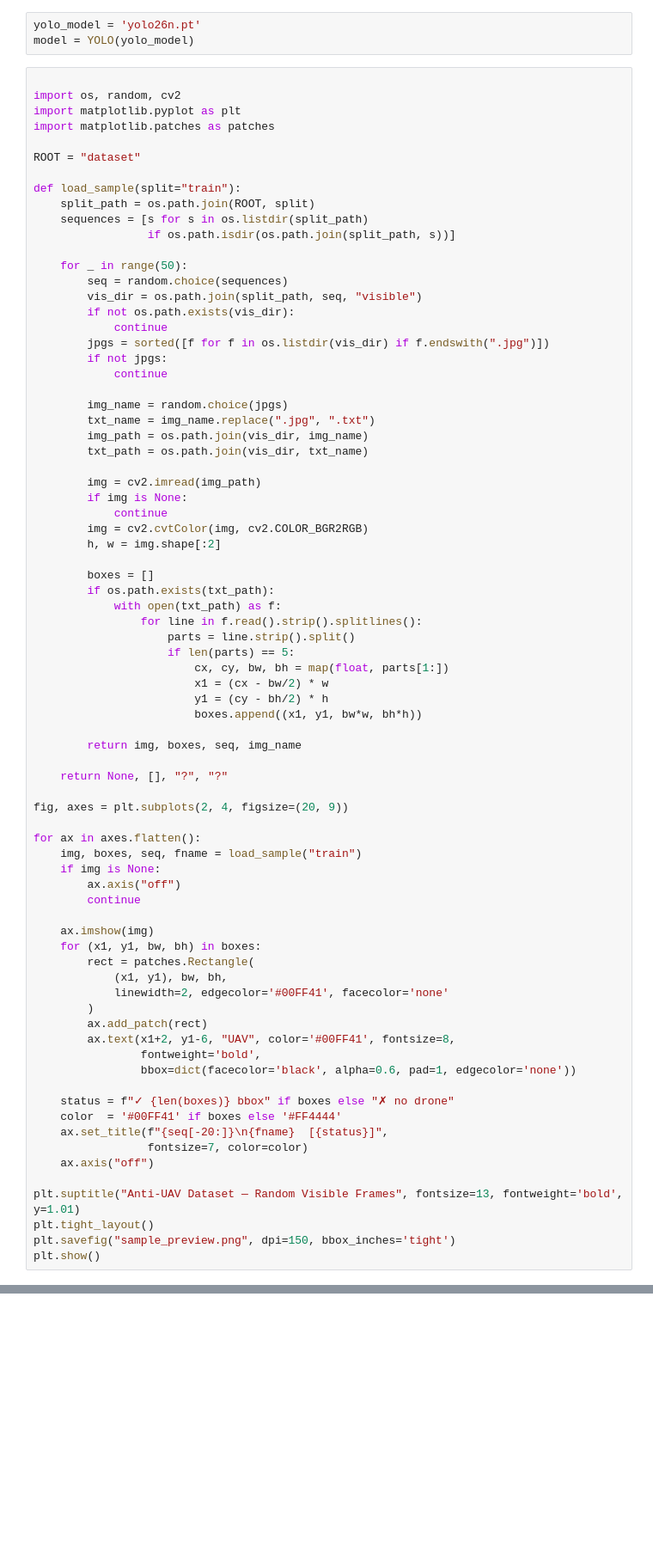
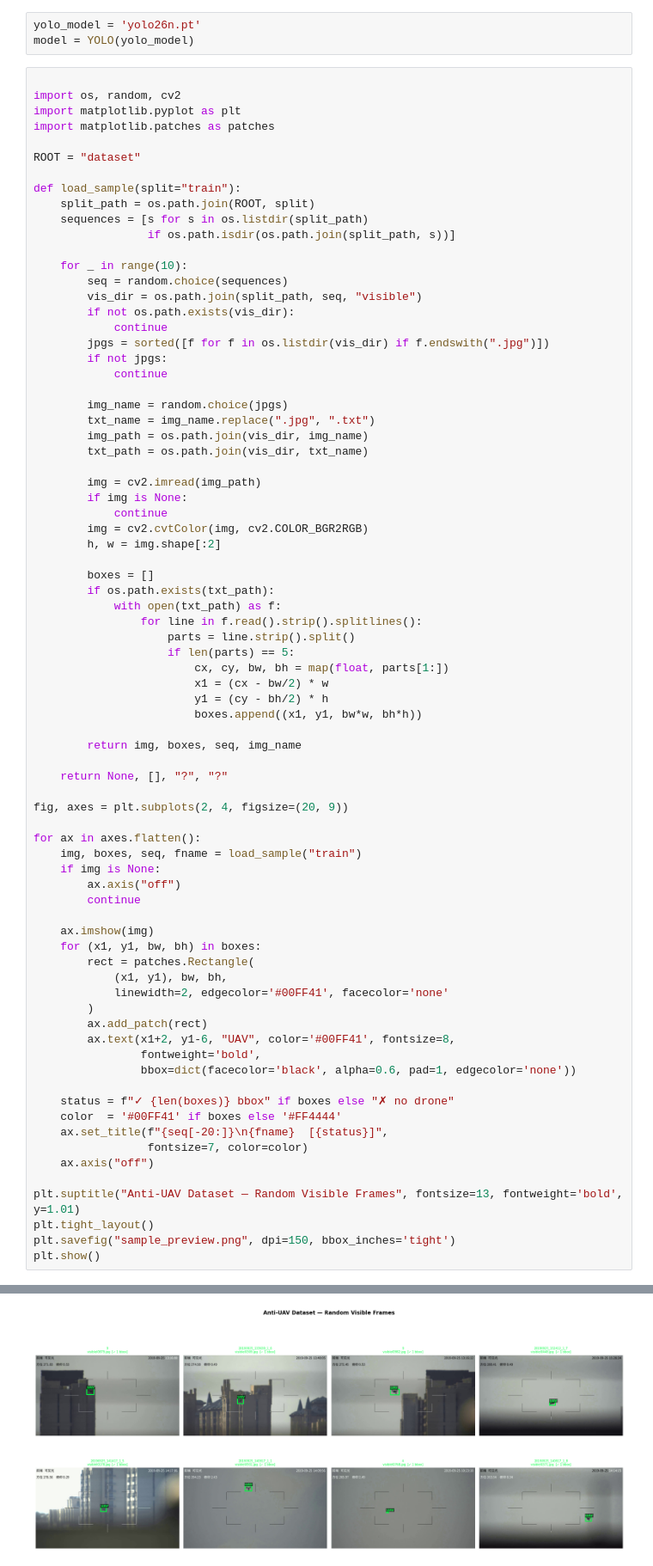
Before and after one commit to iqfreak/Galactic, a Jupyter notebook: Galatic.ipynb, the cells around one changed output, grey strips where cells are left out. Shown at 86% size. Saved outputs shown, nothing was run; the diff lists cells and outputs as text; blank space fills up the shorter version.

```diff
--- a/Galatic.ipynb
+++ b/Galatic.ipynb
@@ -18,7 +18,7 @@ def load_sample(split="train"):
     sequences = [s for s in os.listdir(split_path)
                  if os.path.isdir(os.path.join(split_path, s))]
 
-    for _ in range(50):
+    for _ in range(10):
         seq = random.choice(sequences)
         vis_dir = os.path.join(split_path, seq, "visible")
         if not os.path.exists(vis_dir):
@@ -87,3 +86,4 @@ plt.show()
+[figure, added]
 # %%
 from ultralytics import YOLO
 from pathlib import Path
```
Also changed, not shown: parts of 1 cell of this notebook, 12 other files.
